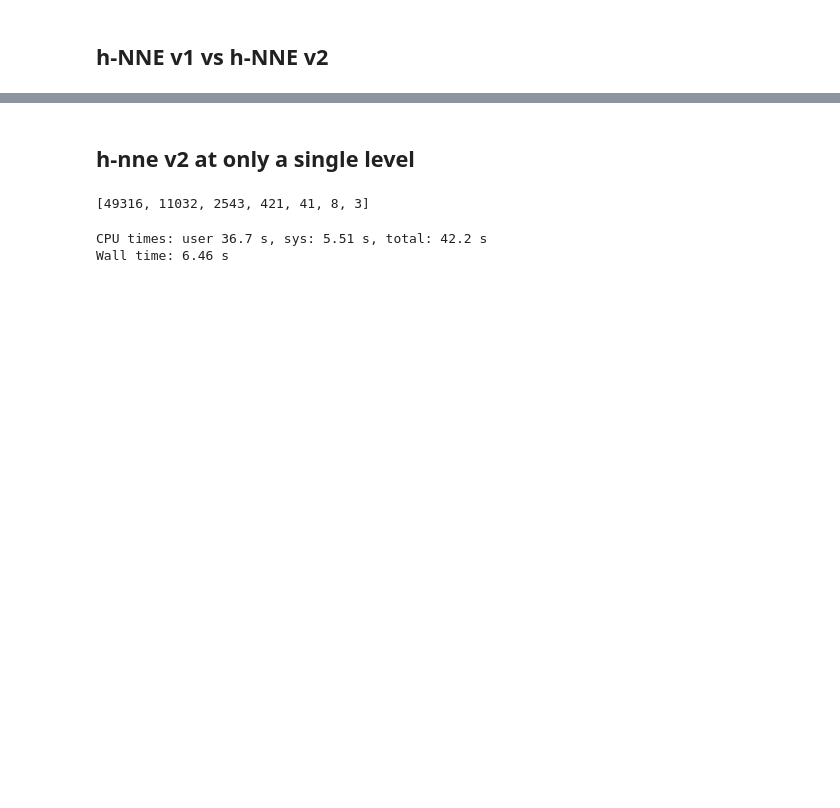
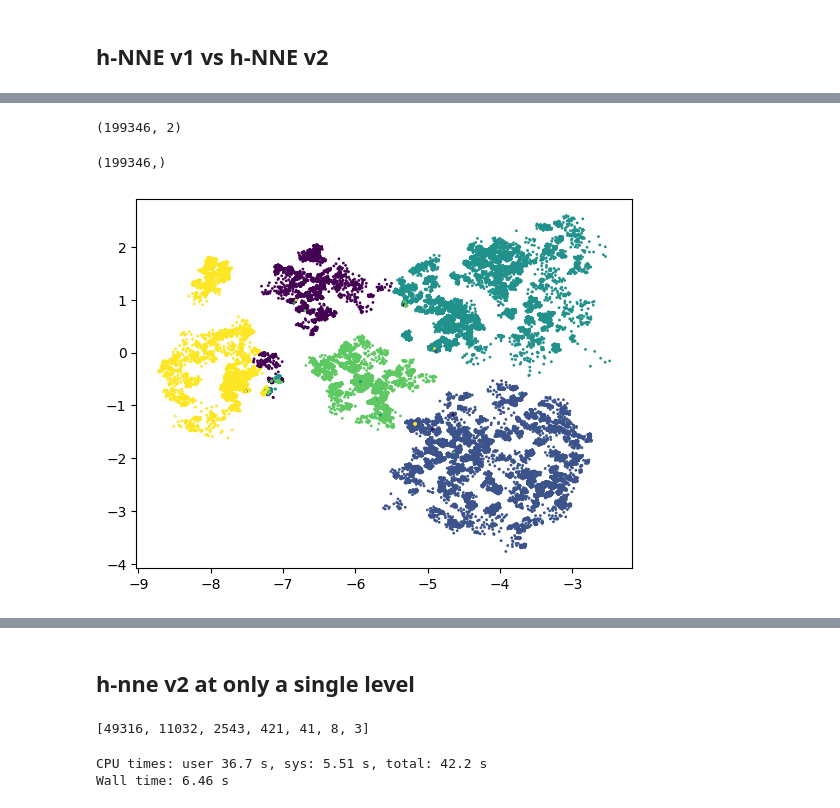
Before and after one commit to koulakis/h-nne, a Jupyter notebook: dev_notebooks/hnne_v2.ipynb, the cells around one changed output, grey strips where cells are left out. Cells and saved outputs as stored; diff of their text form; code cells hidden in the pictures; blank space fills up the shorter version.

```diff
--- a/dev_notebooks/hnne_v2.ipynb
+++ b/dev_notebooks/hnne_v2.ipynb
@@ -107,3 +104,16 @@ Wall time: 7.9 s
+# %%
+hnne_v2_top1.shape
+# %% [output]
+(199346, 2)
+# %%
+targets.shape
+# %% [output]
+(199346,)
+# %%
+plt.scatter(*hnne_v2_top1.T, c=targets, s=1)
+plt.show()
+# %% [output]
+[figure, added]
 # %%
 plt = plot_projection_grid(
     [hnne_v1, hnne_v2_top1, hnne_v2, hnne_v2_level_2_start],
```
Also changed, not shown: parts of 7 cells of this notebook, 13 other files.
